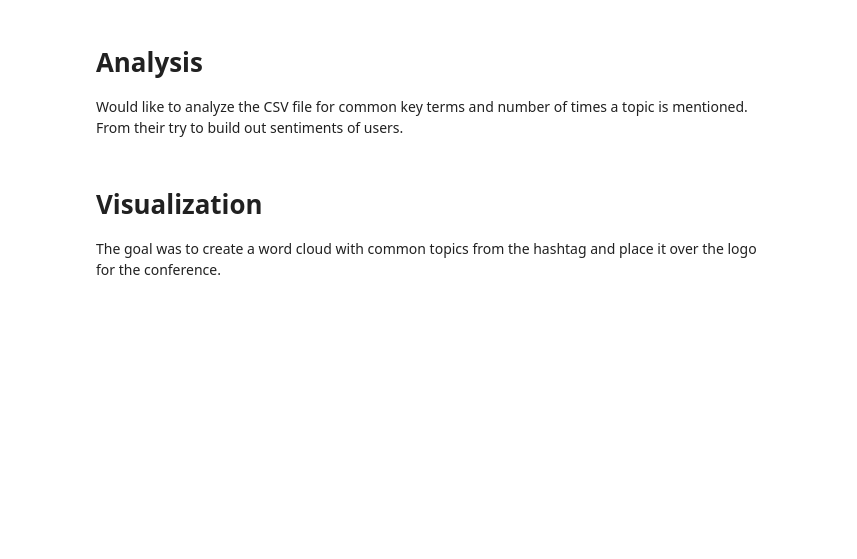
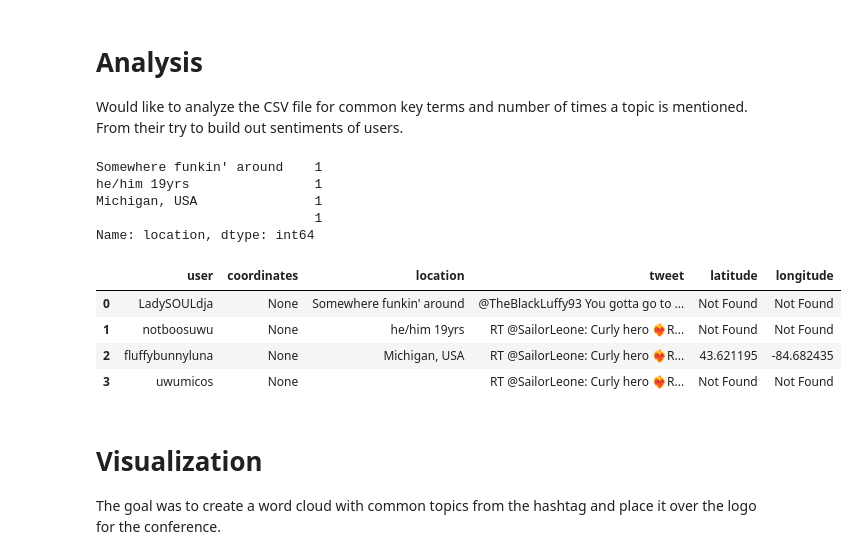
Before and after one commit to smargarink/DesignDev, a Jupyter notebook: exercises/Exercise_14.ipynb, the cells around one changed output. Cells and saved outputs as stored; diff of their text form; code cells hidden in the pictures; blank space fills up the shorter version.

```diff
--- a/exercises/Exercise_14.ipynb
+++ b/exercises/Exercise_14.ipynb
@@ -104,3 +80,18 @@ def create_headers(bearer_token):
 # %% [markdown]
 # Collection
 Collecting data from recent 2021 convention hastag #BlerDcon. Starting date from pull will begin 01-01-2021 to current time. This can be changed later to look into other year conventions.
+# %%
+#Pulling credentials file, so Twiiter Developer account can be accessed
+CONFIG = configparser.ConfigParser()
+CONFIG.read('credentials.ini')
+
+#Tweepy
+auth = tweepy.OAuthHandler(CONFIG['DEFAULT']['consumer_key'], CONFIG['DEFAULT']['consumer_secret'])
+auth.set_access_token(CONFIG['DEFAULT']['access_token'], CONFIG['DEFAULT']['access_token_secret'])
+
+api = tweepy.API(auth, wait_on_rate_limit=True)
+
+public_tweets = api.home_timeline()
+for tweet in public_tweets:
+    #dont need to see everything
+    print(tweet.text [0:10])
@@ -154,3 +195,36 @@ print(word_bag[0:100])
 # %% [markdown]
 # Analysis
 Would like to analyze the CSV file for common key terms and number of times a topic is mentioned. From their try to build out sentiments of users.
+# %%
+locs = tdf['location'].value_counts()
+print(locs)
+# %% [output]
+Somewhere funkin' around    1
+he/him 19yrs                1
+Michigan, USA               1
+                            1
+Name: location, dtype: int64
+# %%
+from geopy.geocoders import Nominatim
+from geopy.extra.rate_limiter import RateLimiter
+
+geolocator = Nominatim(user_agent='twitter-analysis-client')
+limited = RateLimiter(geolocator.geocode, min_delay_seconds=1)
+
+def find_location(row):
+    place = row['location']
+    location = limited(place)
+
+    if location != None:
+        return location.latitude, location.longitude
+    else:
+        return "Not Found", "Not Found"
+
+tdf[['latitude','longitude']] = tdf.apply(find_location, axis="columns", result_type="expand")
+tdf
+# %% [output]
+|  | user | coordinates | location | tweet | latitude | longitude |
+| 0 | LadySOULdja | None | Somewhere funkin' around | @TheBlackLuffy93 You gotta go to ... | Not Found | Not Found |
+| 1 | notboosuwu | None | he/him 19yrs | RT @SailorLeone: Curly hero ❤️‍🔥R... | Not Found | Not Found |
+| 2 | fluffybunnyluna | None | Michigan, USA | RT @SailorLeone: Curly hero ❤️‍🔥R... | 43.621195 | -84.682435 |
+| 3 | uwumicos | None |  | RT @SailorLeone: Curly hero ❤️‍🔥R... | Not Found | Not Found |
```
Also changed, not shown: parts of 18 cells of this notebook.
